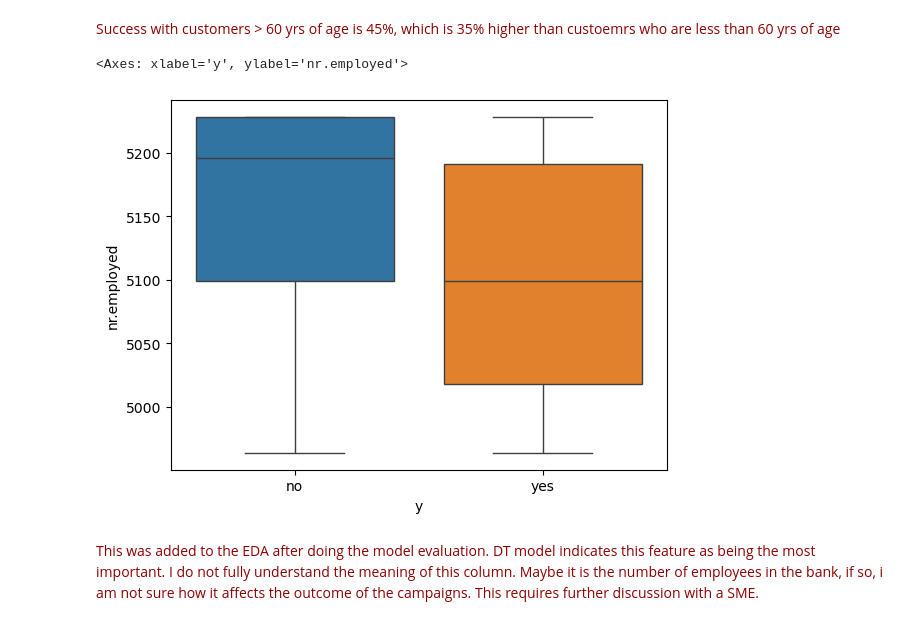
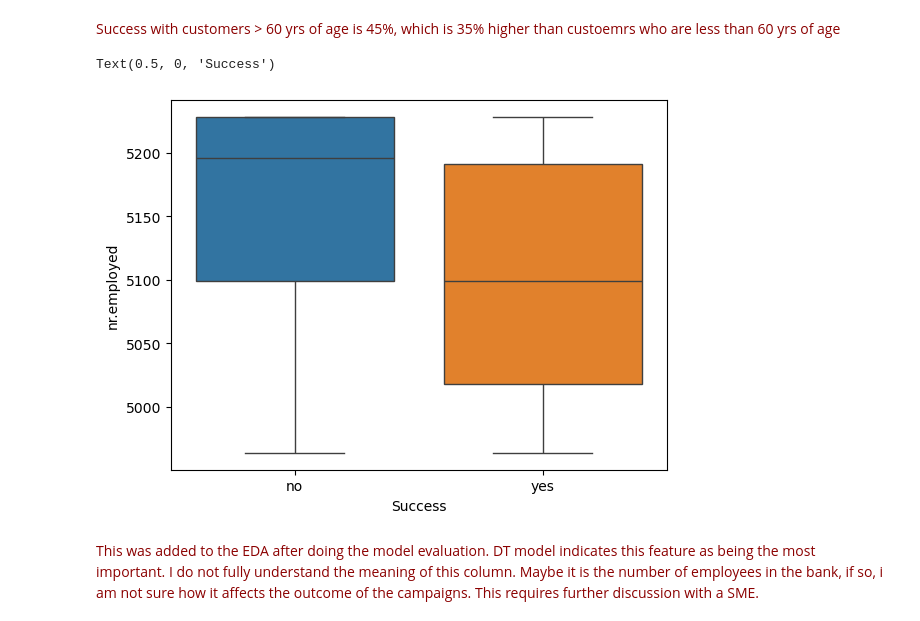
Before and after one commit to mgk2014/PCMLAI-bankcampaign, a Jupyter notebook: prompt_III.ipynb, the cells around one changed output. Cells and saved outputs as stored; diff of their text form; code cells hidden in the pictures.

```diff
--- a/prompt_III.ipynb
+++ b/prompt_III.ipynb
@@ -295,10 +299,11 @@ Success with customers > 60 yrs of age is 45%, which is 35% higher than custoemr
 # %%
 # compare nr.employed in the bank column with the target variable
 
-sns.boxplot(y=bankdata['nr.employed'], x=bankdata['y'], hue=bankdata['y'])
+ax = sns.boxplot(y=bankdata['nr.employed'], x=bankdata['y'], hue=bankdata['y'])
+ax.set_xlabel('Success')
 # %% [output]
-<Axes: xlabel='y', ylabel='nr.employed'>
+Text(0.5, 0, 'Success')
-[figure, old version]
+[figure, new version]
 # %% [markdown]
 <font color=darkred>
 This was added to the EDA after doing the model evaluation. DT model indicates this feature as being the most important.
```
Also changed, not shown: parts of 20 cells of this notebook, 17 other files.
